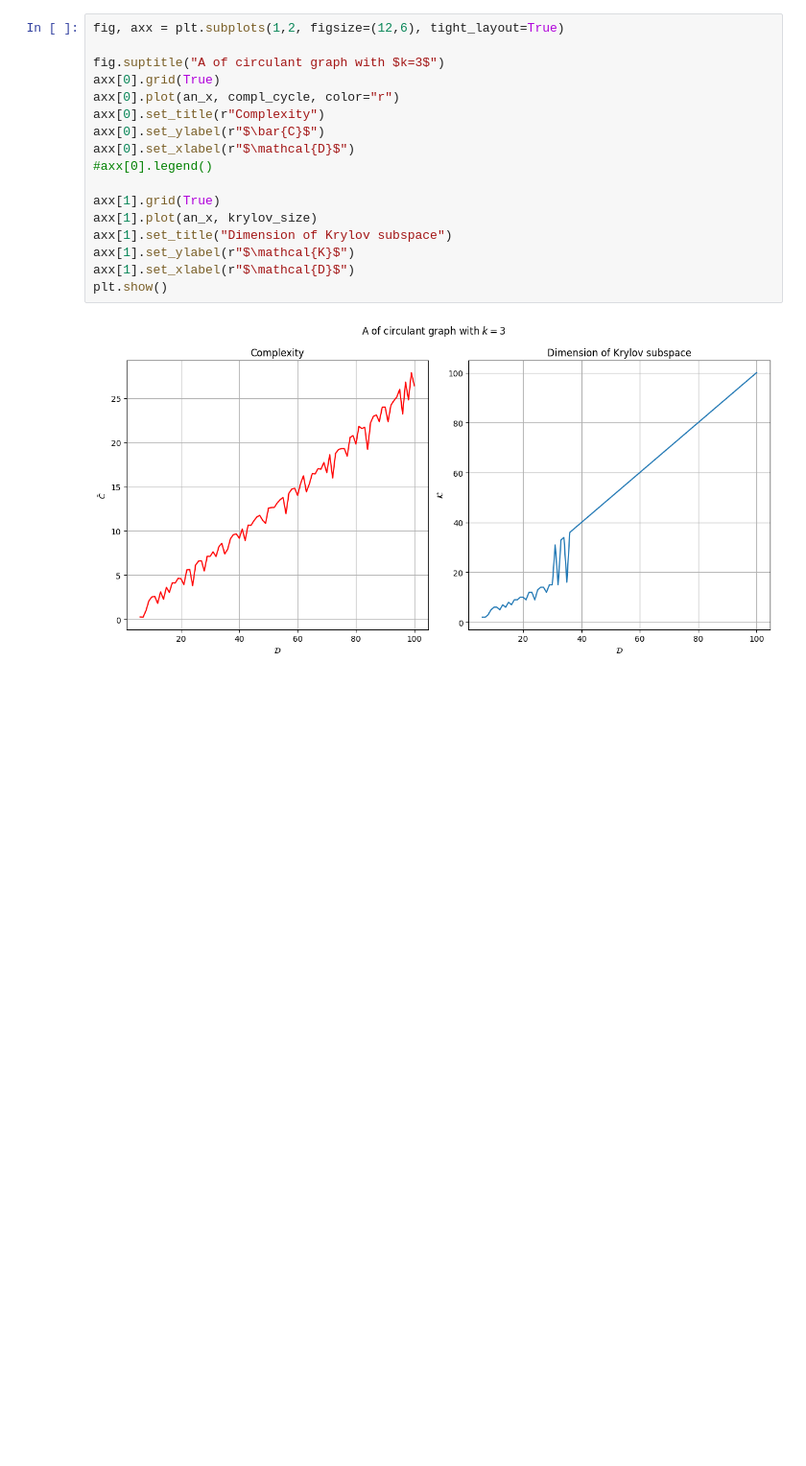
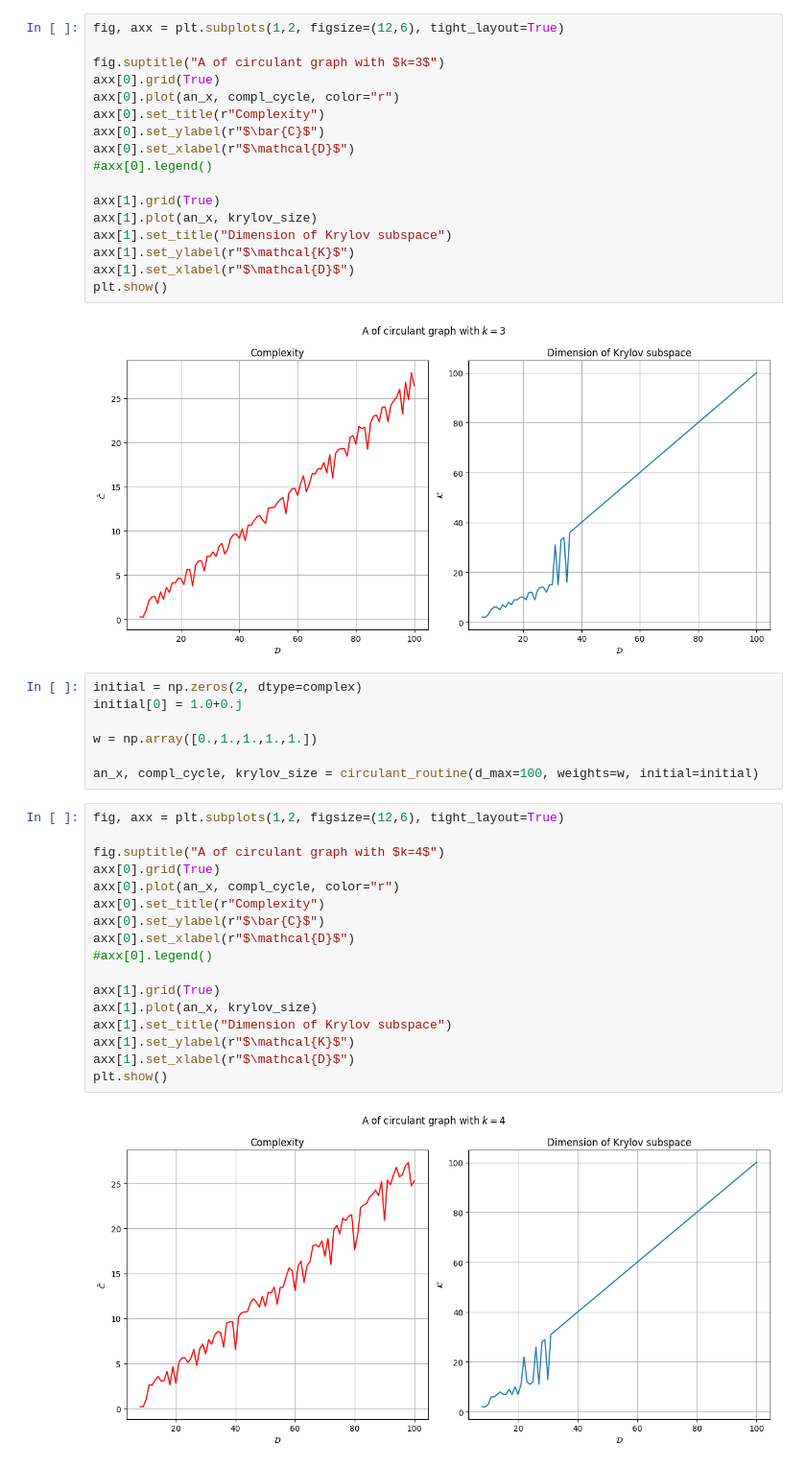
Before and after one commit to erricottaro/Krylov_complexity_on_circulant_graphs, a Jupyter notebook: circulant.ipynb, the cells around one changed output. Shown at 96% size. Cells and saved outputs as stored; diff of their text form; blank space fills up the shorter version.

```diff
--- a/circulant.ipynb
+++ b/circulant.ipynb
@@ -185,3 +193,29 @@ axx[1].set_xlabel(r"$\mathcal{D}$")
 plt.show()
 # %% [output]
 [figure]
+# %%
+initial = np.zeros(2, dtype=complex)
+initial[0] = 1.0+0.j
+
+w = np.array([0.,1.,1.,1.,1.])
+
+an_x, compl_cycle, krylov_size = circulant_routine(d_max=100, weights=w, initial=initial)
+# %%
+fig, axx = plt.subplots(1,2, figsize=(12,6), tight_layout=True)
+
+fig.suptitle("A of circulant graph with $k=4$")
+axx[0].grid(True)
+axx[0].plot(an_x, compl_cycle, color="r")
+axx[0].set_title(r"Complexity")
+axx[0].set_ylabel(r"$\bar{C}$")
+axx[0].set_xlabel(r"$\mathcal{D}$")
+#axx[0].legend()
+
+axx[1].grid(True)
+axx[1].plot(an_x, krylov_size)
+axx[1].set_title("Dimension of Krylov subspace")
+axx[1].set_ylabel(r"$\mathcal{K}$")
+axx[1].set_xlabel(r"$\mathcal{D}$")
+plt.show()
+# %% [output]
+[figure, added]
```
Also changed, not shown: parts of 1 cell of this notebook.
